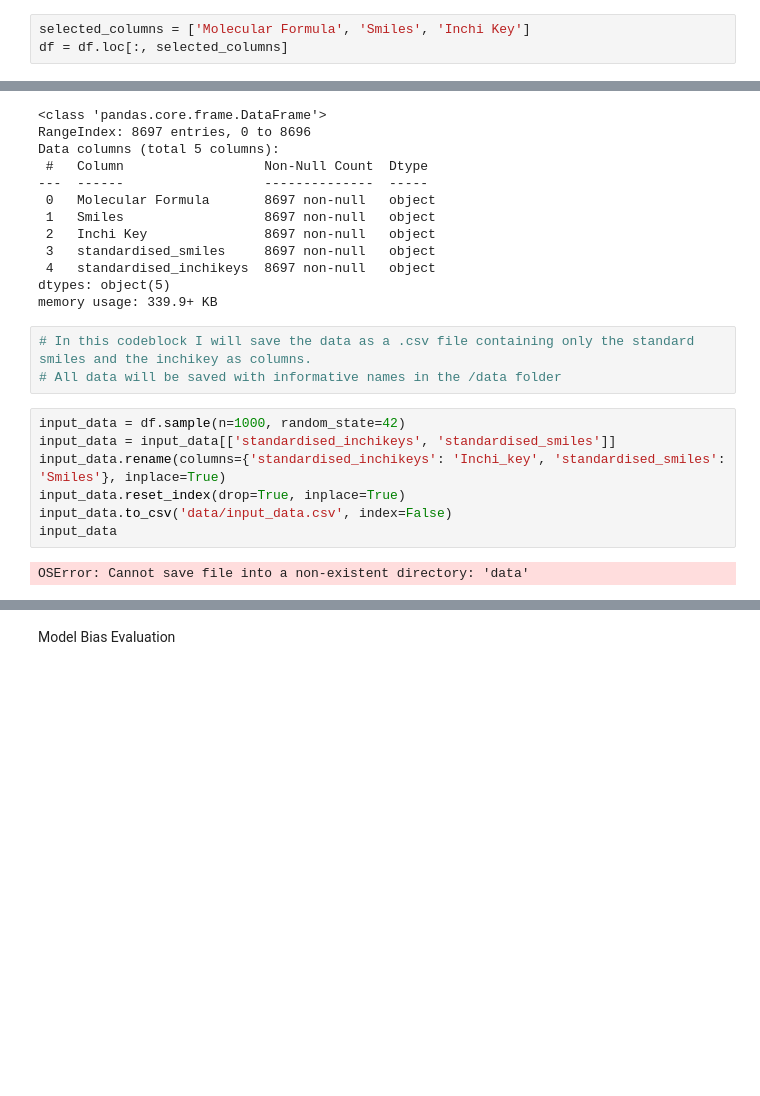
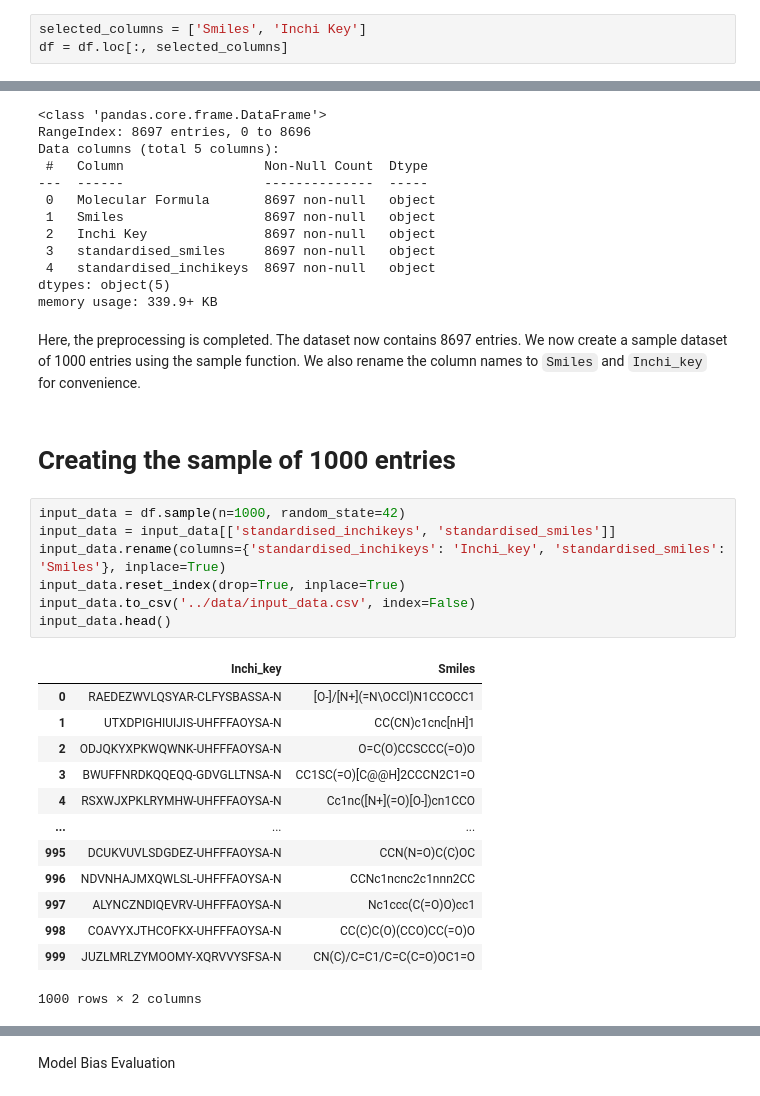
Before and after one commit to dubeyayushi/Contribution-Period-Ersilia, a Jupyter notebook: notebooks/model_bias(eos30gr).ipynb, the cells around one changed output, grey strips where cells are left out. Saved outputs shown, nothing was run; the diff lists cells and outputs as text; blank space fills up the shorter version.

```diff
--- a/notebooks/eos30gr_task-1.ipynb
+++ b/notebooks/model_bias(eos30gr).ipynb
@@ -52,5 +59,5 @@ memory usage: 2.2+ MB
 # %%
-selected_columns = ['Molecular Formula', 'Smiles', 'Inchi Key']
+selected_columns = ['Smiles', 'Inchi Key']
 df = df.loc[:, selected_columns]
 # %%
 df.head()
@@ -194,15 +205,28 @@ Data columns (total 5 columns):
  4   standardised_inchikeys  8697 non-null   object
 dtypes: object(5)
 memory usage: 339.9+ KB
-# %%
-# In this codeblock I will save the data as a .csv file containing only the standard smiles and the inchikey as columns.
-# All data will be saved with informative names in the /data folder
+# %% [markdown]
+Here, the preprocessing is completed. The dataset now contains 8697 entries. We now create a sample dataset of 1000 entries using the sample function. We also rename the column names to `Smiles` and `Inchi_key` for convenience.
+# %% [markdown]
+# Creating the sample of 1000 entries
 # %%
 input_data = df.sample(n=1000, random_state=42)
 input_data = input_data[['standardised_inchikeys', 'standardised_smiles']]
 input_data.rename(columns={'standardised_inchikeys': 'Inchi_key', 'standardised_smiles': 'Smiles'}, inplace=True)
 input_data.reset_index(drop=True, inplace=True)
-input_data.to_csv('data/input_data.csv', index=False)
-input_data
+input_data.to_csv('../data/input_data.csv', index=False)
+input_data.head()
 # %% [output]
+|  | Inchi_key | Smiles |
+| 0 | RAEDEZWVLQSYAR-CLFYSBASSA-N | [O-]/[N+](=N\OCCl)N1CCOCC1 |
+| 1 | UTXDPIGHIUIJIS-UHFFFAOYSA-N | CC(CN)c1cnc[nH]1 |
+| 2 | ODJQKYXPKWQWNK-UHFFFAOYSA-N | O=C(O)CCSCCC(=O)O |
+| 3 | BWUFFNRDKQQEQQ-GDVGLLTNSA-N | CC1SC(=O)[C@@H]2CCCN2C1=O |
+| 4 | RSXWJXPKLRYMHW-UHFFFAOYSA-N | Cc1nc([N+](=O)[O-])cn1CCO |
+| ... | ... | ... |
+| 995 | DCUKVUVLSDGDEZ-UHFFFAOYSA-N | CCN(N=O)C(C)OC |
+| 996 | NDVNHAJMXQWLSL-UHFFFAOYSA-N | CCNc1ncnc2c1nnn2CC |
+| 997 | ALYNCZNDIQEVRV-UHFFFAOYSA-N | Nc1ccc(C(=O)O)cc1 |
+| 998 | COAVYXJTHCOFKX-UHFFFAOYSA-N | CC(C)C(O)(CCO)CC(=O)O |
+| 999 | JUZLMRLZYMOOMY-XQRVVYSFSA-N | CN(C)/C=C1/C=C(C=O)OC1=O |
-OSError: Cannot save file into a non-existent directory: 'data'
+1000 rows × 2 columns
```
Also changed, not shown: parts of 22 cells of this notebook, 2 other files.
